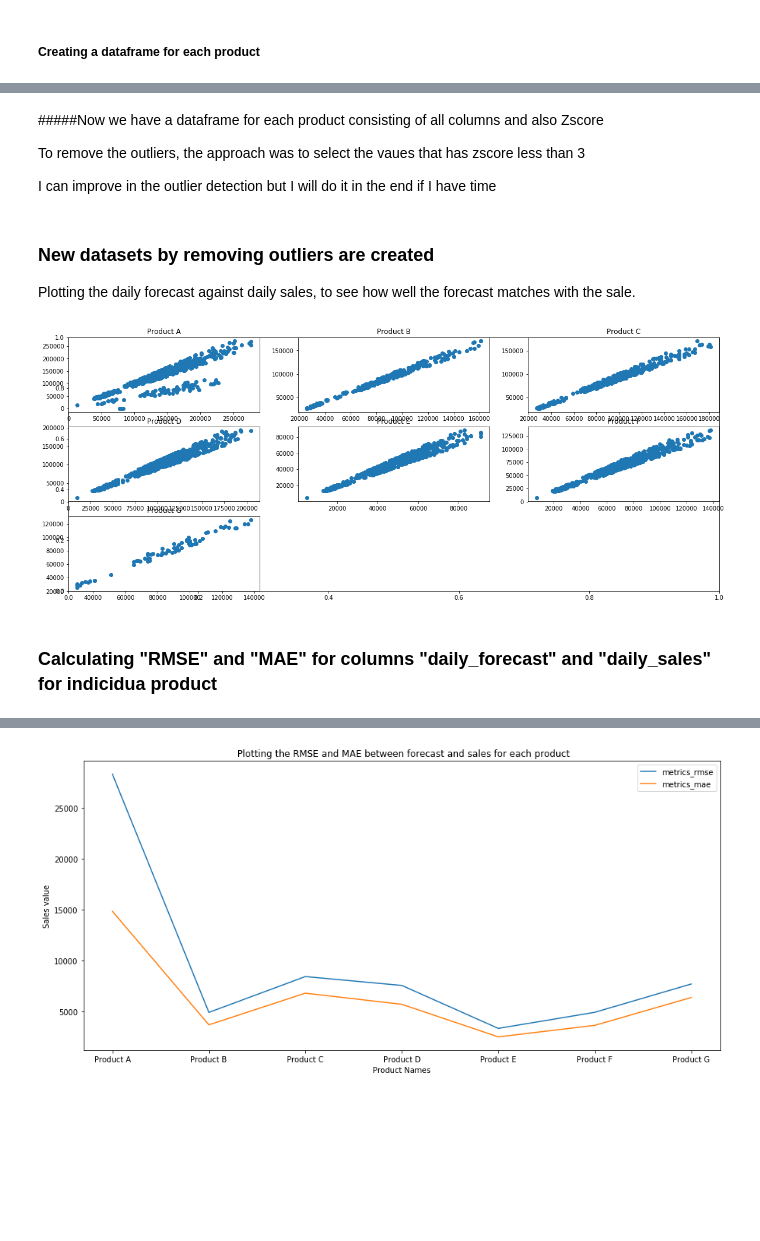
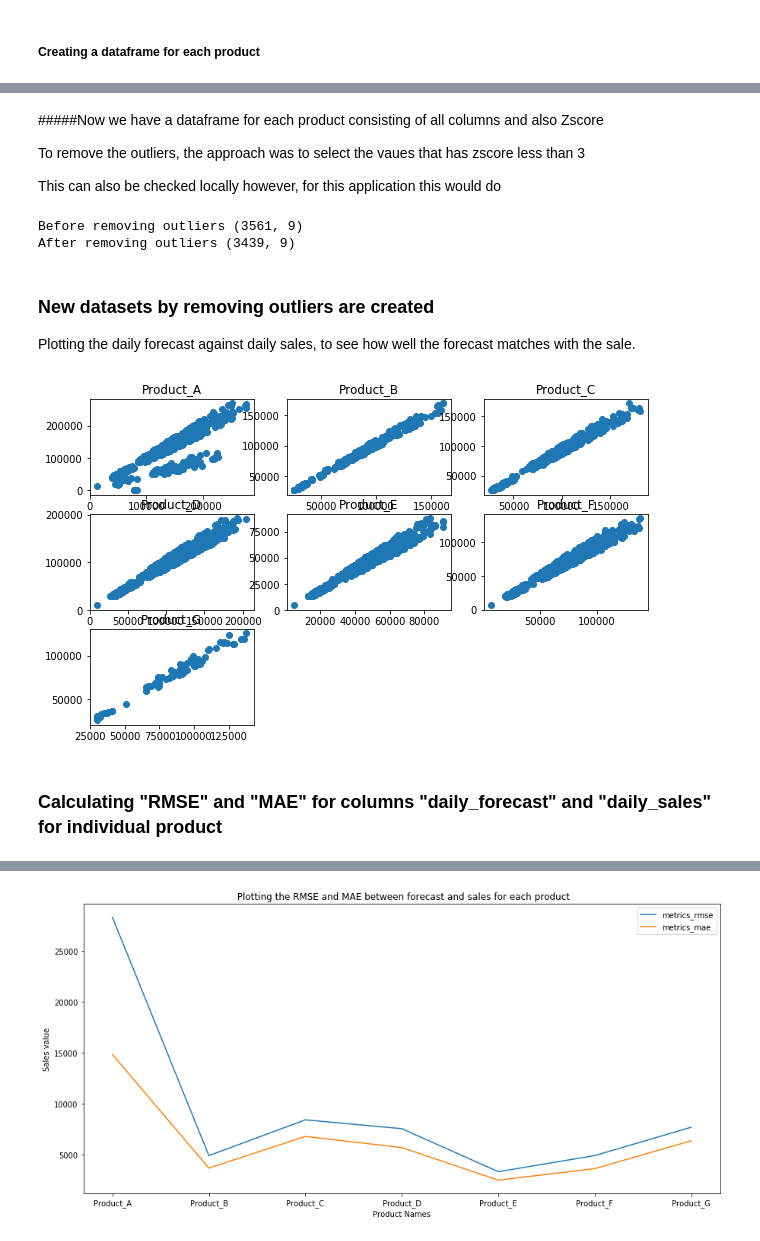
Before and after one commit to ShashiSingam/CraicBox-Sales-Prediction, a Jupyter notebook: Shashi_Singam_Smartbox.ipynb, the cells around one changed output, grey strips where cells are left out. Saved outputs shown, nothing was run; the diff lists cells and outputs as text; code cells hidden in the pictures; blank space fills up the shorter version.

Commit message:
New version with time series
Add more automation with functions

```diff
--- a/Shashi_Singam_Smartbox.ipynb
+++ b/Shashi_Singam_Smartbox.ipynb
@@ -113,0 +119,2 @@ The number of entries for the Product G is 73
+# %%
+product_name_products = df.product_name.unique()
@@ -113,0 +145,10 @@ The number of entries for the Product G is 73
+# %%
+cols = list(['daily_forecast', 'daily_sales'])
+
+for col in cols:
+  col_zscore = col +'_zscore'
+  df[col_zscore] = 0
+  for j in product_name_products:
+      print (j)
+      x = outliers_modified_zscore(df[df['product_name'] == j][col])
+      df.loc[min(df.loc[df['product_name'] == j].index.values):max(df.loc[df['product_name'] == j].index.values), col_zscore] = x.values
@@ -171,4 +183,4 @@ for col in cols:
 
 To remove the outliers,  the approach was to select the vaues that has zscore less than 3
 
-I can improve in the outlier detection but I will do it in the end if I have time
+This can also be checked locally however, for this application this would do
@@ -183,43 +187,59 @@ df_product_G = df_product_G [(df_product_G['daily_forecast_zscore'] < 3) & (df_p
+# %%
+print ('Before removing outliers' ,df.shape)
+df = df[(df['daily_forecast_zscore'] < 3 ) & (df['daily_sales_zscore'] < 3)]
+print ('After removing outliers',  df.shape)
+# %% [output]
+Before removing outliers (3561, 9)
+After removing outliers (3439, 9)
 # %% [markdown]
 
 ### New datasets by removing outliers are created
 
 Plotting the daily forecast against daily sales, to see how well the forecast matches with the sale.
 # %%
-fig,ax = plt.subplots (figsize = (20,8))
-ax = fig.add_subplot (3,3,1)
-ax = plt.scatter (df_product_A['daily_forecast'], df_product_A['daily_sales'])
-plt.title ('Product A')
+fig = plt.figure (figsize = (10,6))
+fig.subplots_adjust(hspace=0.2, wspace=0.2)
+for i, j in enumerate(product_name_products):
+  ax = fig.add_subplot (3,3,i+1)
+  ax = plt.scatter (df[df['product_name'] == j]['daily_forecast'], df[df['product_name'] == j]['daily_sales'])
+  plt.title (j)
+plt.show()
 
-ax = fig.add_subplot (3,3,2)
-ax = plt.scatter (df_product_B['daily_forecast'], df_product_B['daily_sales'])
-plt.title ('Product B')
 
-ax = fig.add_subplot (3,3,3)
-ax = plt.scatter (df_product_C['daily_forecast'], df_product_C['daily_sales'])
-plt.title ('Product C')
+# fig,ax = plt.subplots (figsize = (20,8))
+# ax = fig.add_subplot (3,3,1)
+# ax = plt.scatter (df_product_A['daily_forecast'], df_product_A['daily_sales'])
+# plt.title ('Product A')
 
-ax = fig.add_subplot (3,3,4)
-ax = plt.scatter (df_product_D['daily_forecast'], df_product_D['daily_sales'])
-plt.title ('Product D')
+# ax = fig.add_subplot (3,3,2)
+# ax = plt.scatter (df_product_B['daily_forecast'], df_product_B['daily_sales'])
+# plt.title ('Product B')
 
-ax = fig.add_subplot (3,3,5)
-ax = plt.scatter (df_product_E['daily_forecast'], df_product_E['daily_sales'])
-plt.title ('Product E')
+# ax = fig.add_subplot (3,3,3)
+# ax = plt.scatter (df_product_C['daily_forecast'], df_product_C['daily_sales'])
+# plt.title ('Product C')
 
-ax = fig.add_subplot (3,3,6)
-ax = plt.scatter (df_product_F['daily_forecast'], df_product_F['daily_sales'])
-plt.title ('Product F')
+# ax = fig.add_subplot (3,3,4)
+# ax = plt.scatter (df_product_D['daily_forecast'], df_product_D['daily_sales'])
+# plt.title ('Product D')
 
-ax = fig.add_subplot (3,3,7)
-ax = plt.scatter (df_product_G['daily_forecast'], df_product_G['daily_sales'])
-plt.title ('Product G')
+# ax = fig.add_subplot (3,3,5)
+# ax = plt.scatter (df_product_E['daily_forecast'], df_product_E['daily_sales'])
+# plt.title ('Product E')
 
-plt.show()
+# ax = fig.add_subplot (3,3,6)
+# ax = plt.scatter (df_product_F['daily_forecast'], df_product_F['daily_sales'])
+# plt.title ('Product F')
+
+# ax = fig.add_subplot (3,3,7)
+# ax = plt.scatter (df_product_G['daily_forecast'], df_product_G['daily_sales'])
+# plt.title ('Product G')
+
+# plt.show()
 # %% [output]
-[figure, old version]
+[figure, new version]
 # %% [markdown]
-### Calculating "RMSE" and "MAE" for columns "daily_forecast" and "daily_sales" for indicidua product
+### Calculating "RMSE" and "MAE" for columns "daily_forecast" and "daily_sales" for individual product
 # %%
 metrics_rmse = []
 metrics_mae = []
```
Also changed, not shown: parts of 45 cells of this notebook.
